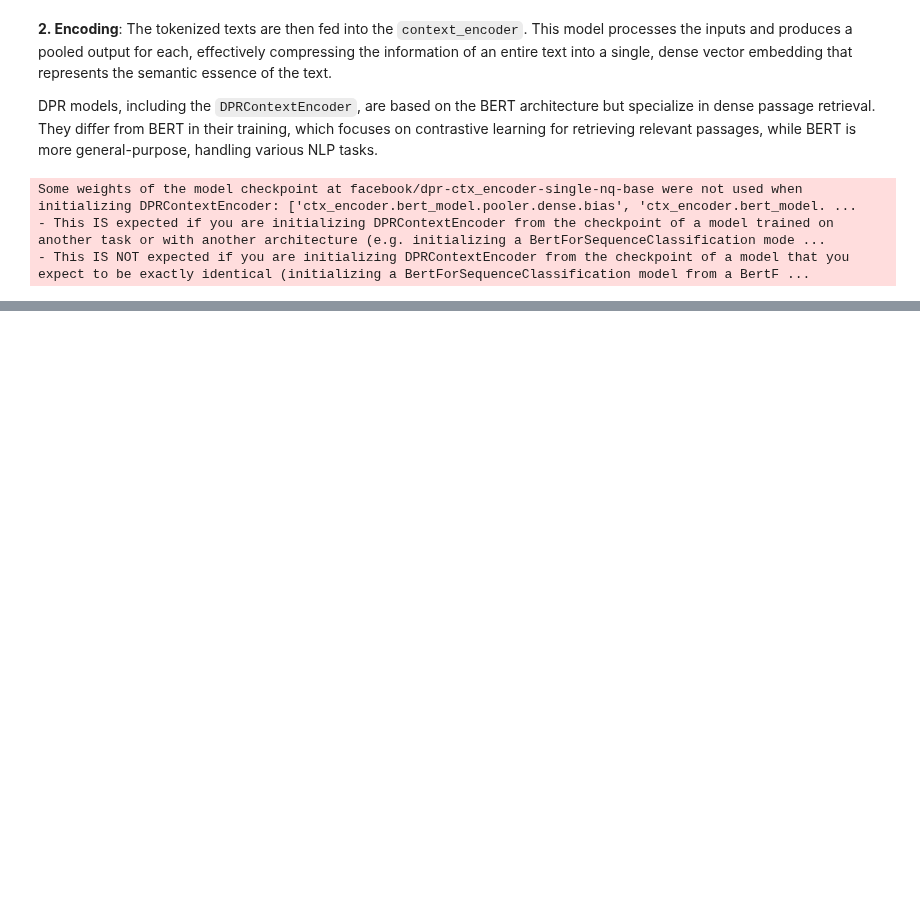
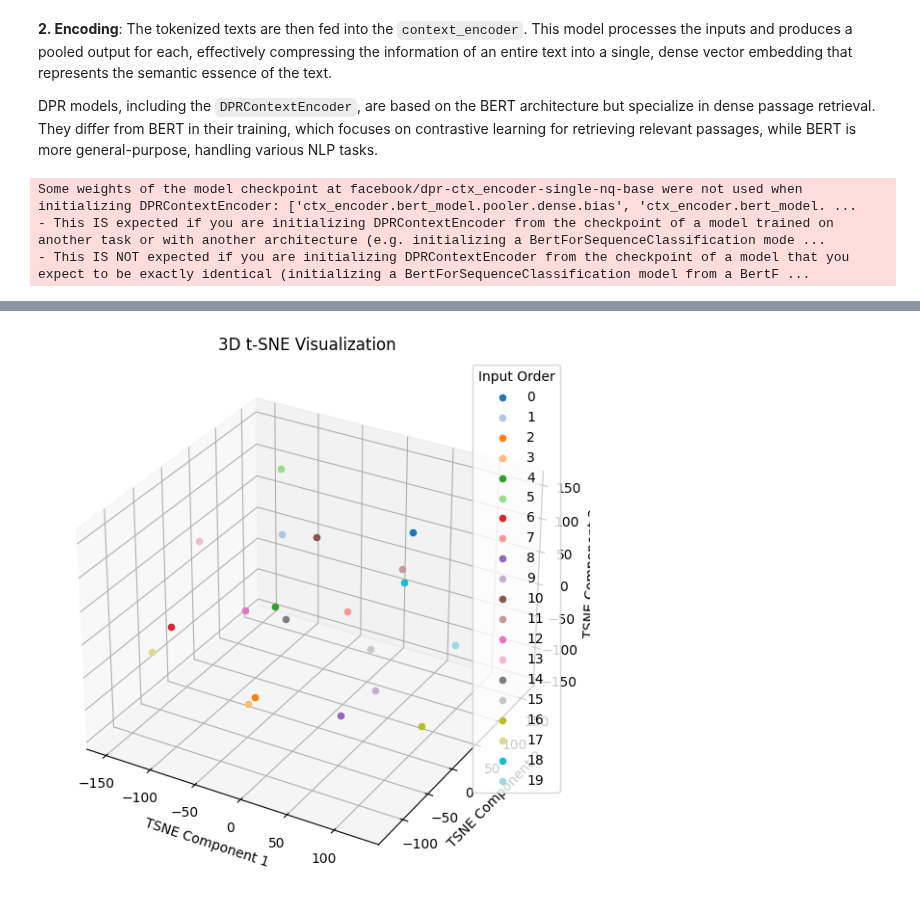
Before and after one commit to AjBorbzz/DataScience_AI_ML, a Jupyter notebook: PyTorch/IBM_Pytorch/enhance_LLM_using_DPR.ipynb, the cells around one changed output, grey strips where cells are left out. Cells and saved outputs as stored; diff of their text form; code cells hidden in the pictures; blank space fills up the shorter version.

Commit message:
used tsne_plot to visualize the context encoder

```diff
--- a/PyTorch/IBM_Pytorch/enhance_LLM_using_DPR.ipynb
+++ b/PyTorch/IBM_Pytorch/enhance_LLM_using_DPR.ipynb
@@ -183,0 +194,5 @@ Some weights of the model checkpoint at facebook/dpr-ctx_encoder-single-nq-base
+# %%
+tokens=context_tokenizer( paragraphs[:20], return_tensors='pt', padding=True, truncation=True, max_length=256)
+tokens
+outputs=context_encoder(**tokens)
+outputs.pooler_output
@@ -183,0 +210,4 @@ Some weights of the model checkpoint at facebook/dpr-ctx_encoder-single-nq-base
+# %%
+tsne_plot(outputs.pooler_output.detach().numpy())
+# %% [output]
+[figure, added]
```
Also changed, not shown: parts of 4 cells of this notebook.
